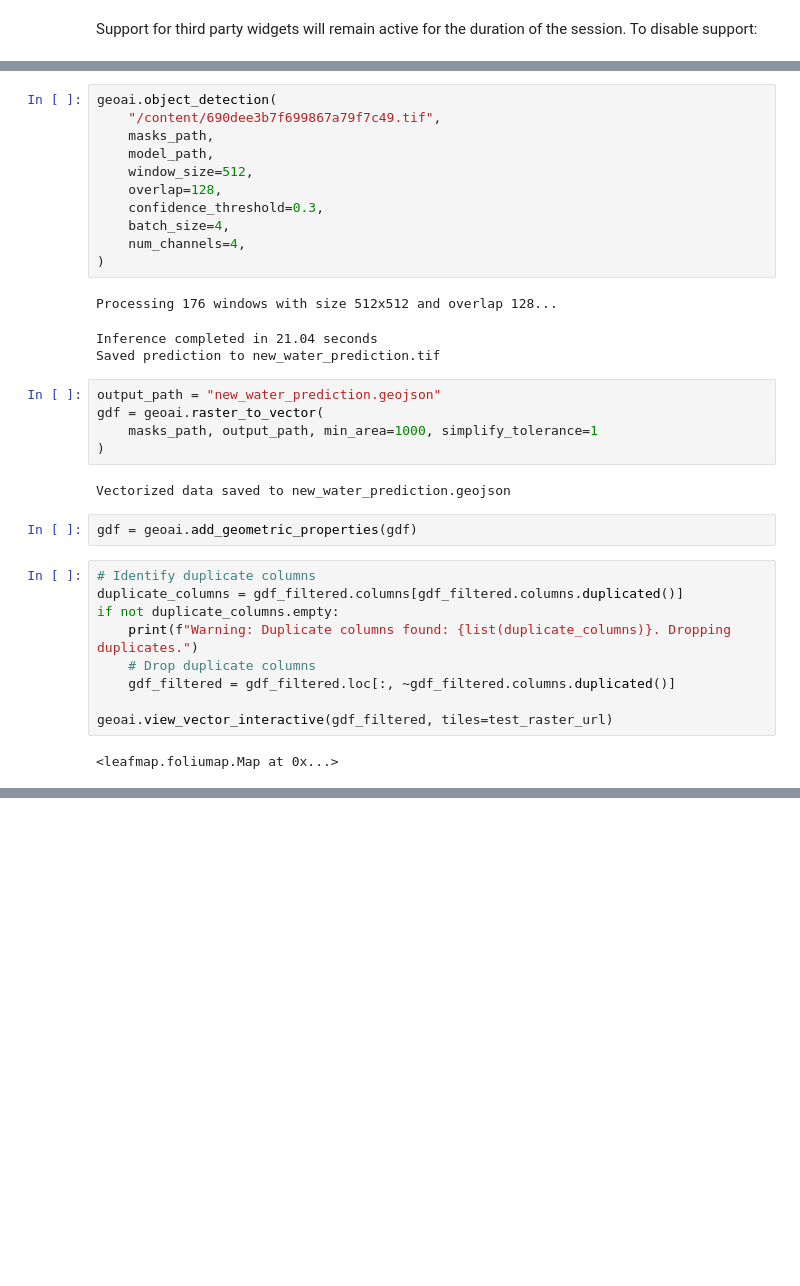
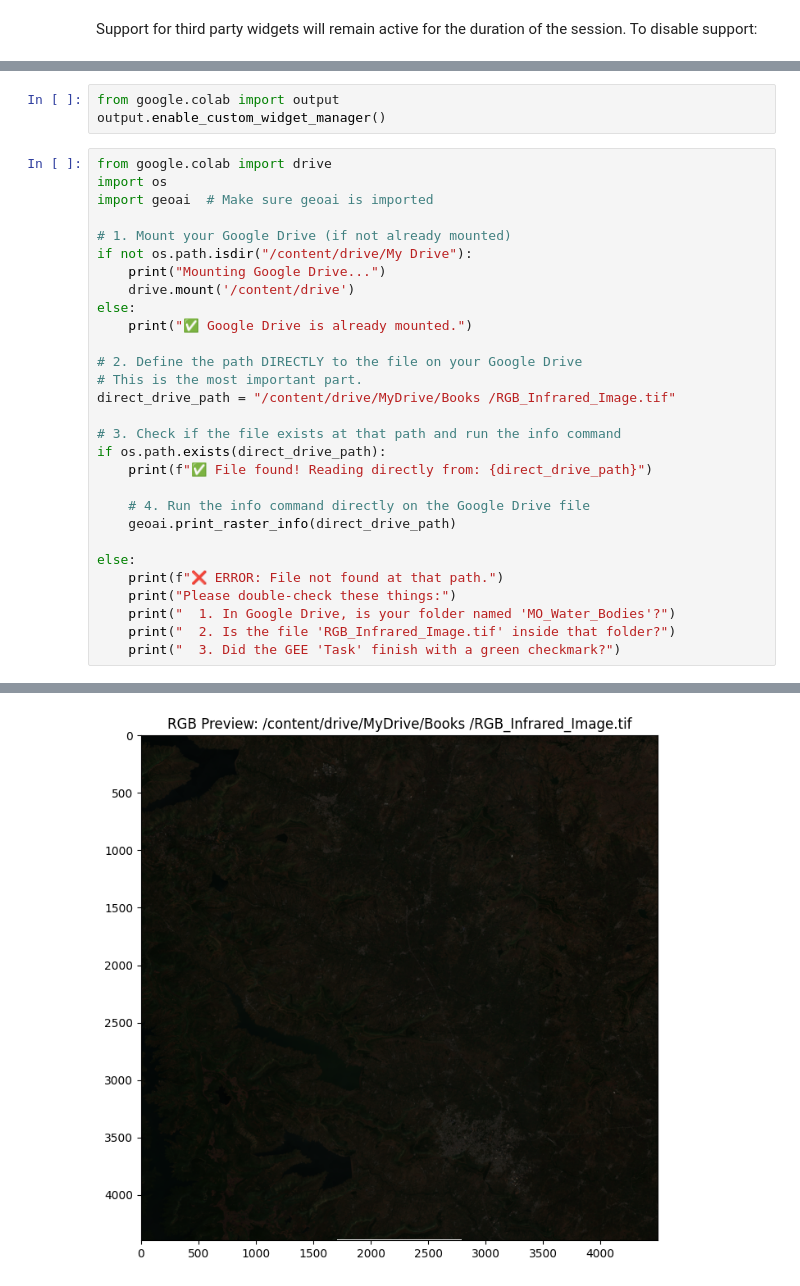
Before and after one commit to why-101/Extract-business-email-and-contacts-from-company-name, a Jupyter notebook: docs/examples/train_water_detection.ipynb, the cells around one changed output, grey strips where cells are left out. Cells and saved outputs as stored; diff of their text form; blank space fills up the shorter version.

```diff
--- a/docs/examples/train_water_detection.ipynb
+++ b/docs/examples/train_water_detection.ipynb
@@ -292,35 +275,33 @@ model_path = f"{out_folder}/models/best_model.pth"
-# %%
-geoai.object_detection(
-    "/content/690dee3b7f699867a79f7c49.tif",
-    masks_path,
-    model_path,
-    window_size=512,
-    overlap=128,
-    confidence_threshold=0.3,
-    batch_size=4,
-    num_channels=4,
-)
-# %% [output]
-Processing 176 windows with size 512x512 and overlap 128...
-Inference completed in 21.04 seconds
-Saved prediction to new_water_prediction.tif
-# %%
-output_path = "new_water_prediction.geojson"
-gdf = geoai.raster_to_vector(
-    masks_path, output_path, min_area=1000, simplify_tolerance=1
-)
-# %% [output]
-Vectorized data saved to new_water_prediction.geojson
-# %%
-gdf = geoai.add_geometric_properties(gdf)
-# %%
-# Identify duplicate columns
-duplicate_columns = gdf_filtered.columns[gdf_filtered.columns.duplicated()]
-if not duplicate_columns.empty:
-    print(f"Warning: Duplicate columns found: {list(duplicate_columns)}. Dropping duplicates.")
-    # Drop duplicate columns
-    gdf_filtered = gdf_filtered.loc[:, ~gdf_filtered.columns.duplicated()]
-
-geoai.view_vector_interactive(gdf_filtered, tiles=test_raster_url)
-# %% [output]
-<leafmap.foliumap.Map at 0x...>
+# %%
+from google.colab import output
+output.enable_custom_widget_manager()
+# %%
+from google.colab import drive
+import os
+import geoai  # Make sure geoai is imported
+
+# 1. Mount your Google Drive (if not already mounted)
+if not os.path.isdir("/content/drive/My Drive"):
+    print("Mounting Google Drive...")
+    drive.mount('/content/drive')
+else:
+    print("✅ Google Drive is already mounted.")
+
+# 2. Define the path DIRECTLY to the file on your Google Drive
+# This is the most important part.
+direct_drive_path = "/content/drive/MyDrive/Books /RGB_Infrared_Image.tif"
+
+# 3. Check if the file exists at that path and run the info command
+if os.path.exists(direct_drive_path):
+    print(f"✅ File found! Reading directly from: {direct_drive_path}")
+
+    # 4. Run the info command directly on the Google Drive file
+    geoai.print_raster_info(direct_drive_path)
+
+else:
+    print(f"❌ ERROR: File not found at that path.")
+    print("Please double-check these things:")
+    print("  1. In Google Drive, is your folder named 'MO_Water_Bodies'?")
+    print("  2. Is the file 'RGB_Infrared_Image.tif' inside that folder?")
+    print("  3. Did the GEE 'Task' finish with a green checkmark?")
+# %% [output]
@@ -326,0 +325 @@ geoai.view_vector_interactive(gdf_filtered, tiles=test_raster_url)
+[figure, added]
```
Also changed, not shown: parts of 13 cells of this notebook.
